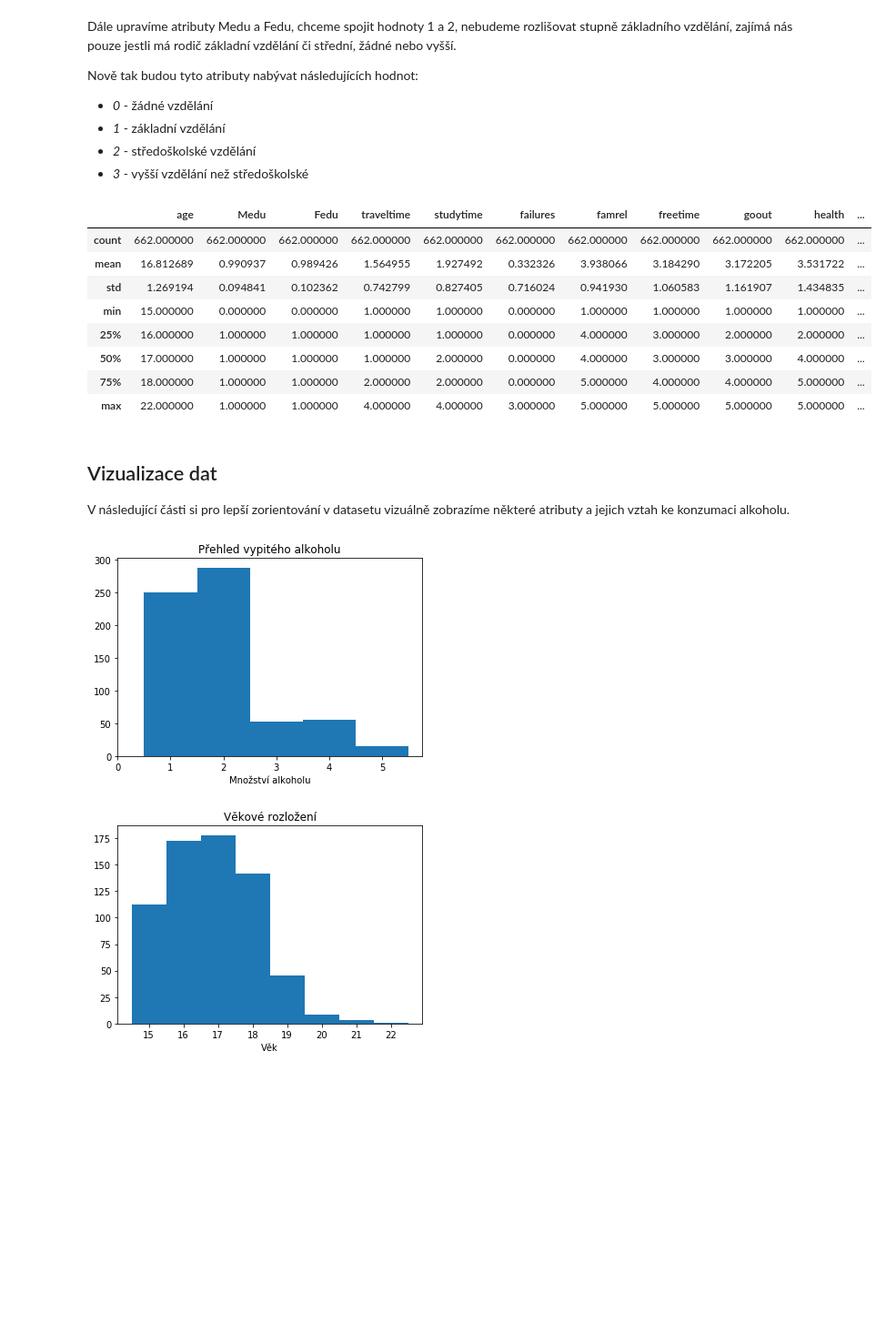
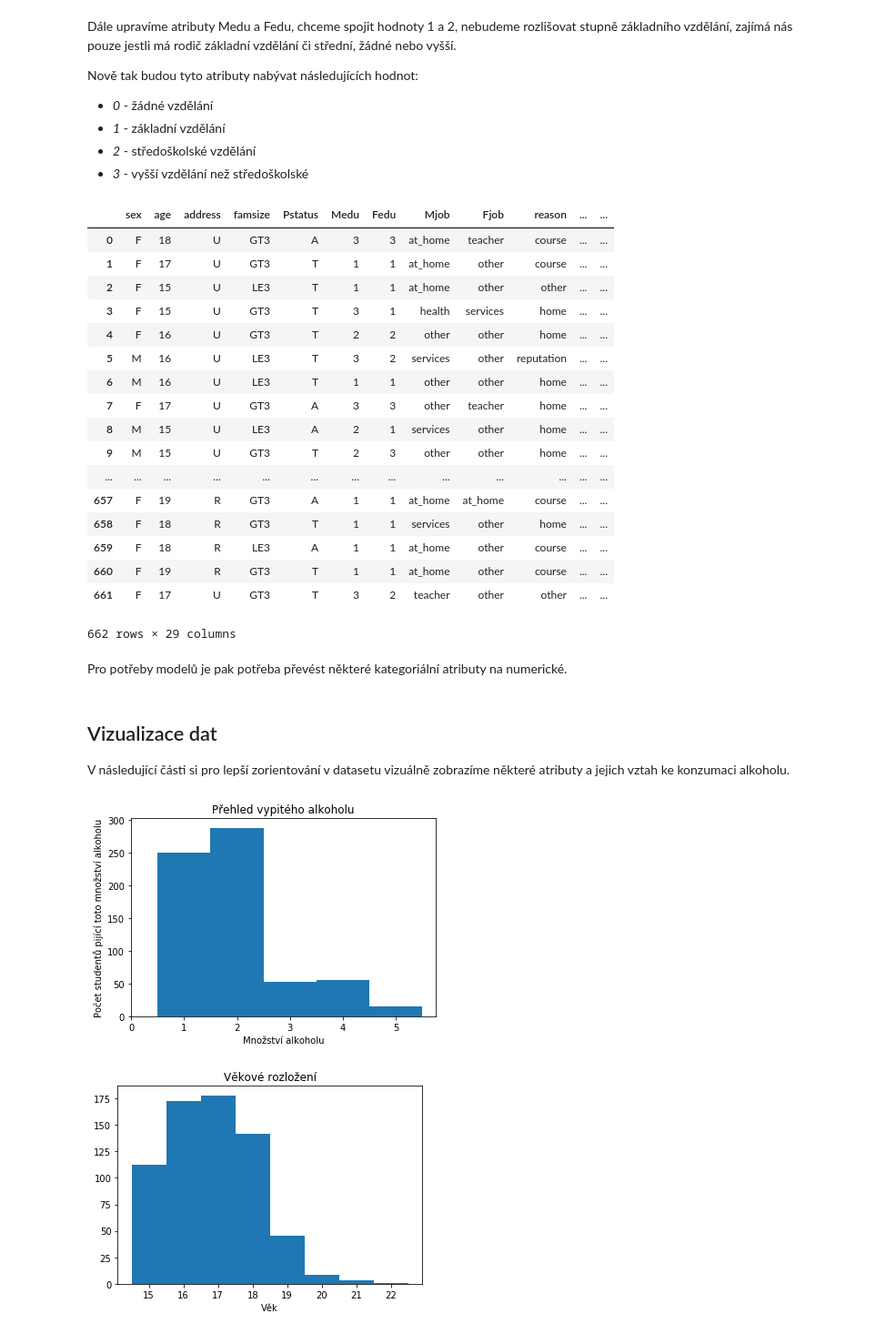
Before and after one commit to skaryys/python_semestralka, a Jupyter notebook: student_alcohol_consumption.ipynb, the cells around one changed output. Shown at 91% size. Drawn from its saved outputs; the diff is of its cells as text; code cells hidden in the pictures; blank space fills up the shorter version.

Commit message:
První model - základ

```diff
--- a/student_alcohol_consumption.ipynb
+++ b/student_alcohol_consumption.ipynb
@@ -122,14 +122,25 @@ Nově tak budou tyto atributy nabývat následujících hodnot:
 # %%
 df["Medu"] = df["Medu"].apply(lambda x: (x if x<2 else x-1))
 df["Fedu"] = df["Fedu"].apply(lambda x: (x if x<2 else x-1))
-df.describe()
+df
 # %% [output]
-|  | age | Medu | Fedu | traveltime | studytime | failures | famrel | freetime | goout | health | ... |
-| count | 662.000000 | 662.000000 | 662.000000 | 662.000000 | 662.000000 | 662.000000 | 662.000000 | 662.000000 | 662.000000 | 662.000000 | ... |
-| mean | 16.812689 | 0.990937 | 0.989426 | 1.564955 | 1.927492 | 0.332326 | 3.938066 | 3.184290 | 3.172205 | 3.531722 | ... |
-| std | 1.269194 | 0.094841 | 0.102362 | 0.742799 | 0.827405 | 0.716024 | 0.941930 | 1.060583 | 1.161907 | 1.434835 | ... |
-| min | 15.000000 | 0.000000 | 0.000000 | 1.000000 | 1.000000 | 0.000000 | 1.000000 | 1.000000 | 1.000000 | 1.000000 | ... |
-| 25% | 16.000000 | 1.000000 | 1.000000 | 1.000000 | 1.000000 | 0.000000 | 4.000000 | 3.000000 | 2.000000 | 2.000000 | ... |
-| 50% | 17.000000 | 1.000000 | 1.000000 | 1.000000 | 2.000000 | 0.000000 | 4.000000 | 3.000000 | 3.000000 | 4.000000 | ... |
-| 75% | 18.000000 | 1.000000 | 1.000000 | 2.000000 | 2.000000 | 0.000000 | 5.000000 | 4.000000 | 4.000000 | 5.000000 | ... |
-| max | 22.000000 | 1.000000 | 1.000000 | 4.000000 | 4.000000 | 3.000000 | 5.000000 | 5.000000 | 5.000000 | 5.000000 | ... |
+|  | sex | age | address | famsize | Pstatus | Medu | Fedu | Mjob | Fjob | reason | ... | ... |
+| 0 | F | 18 | U | GT3 | A | 3 | 3 | at_home | teacher | course | ... | ... |
+| 1 | F | 17 | U | GT3 | T | 1 | 1 | at_home | other | course | ... | ... |
+| 2 | F | 15 | U | LE3 | T | 1 | 1 | at_home | other | other | ... | ... |
+| 3 | F | 15 | U | GT3 | T | 3 | 1 | health | services | home | ... | ... |
+| 4 | F | 16 | U | GT3 | T | 2 | 2 | other | other | home | ... | ... |
+| 5 | M | 16 | U | LE3 | T | 3 | 2 | services | other | reputation | ... | ... |
+| 6 | M | 16 | U | LE3 | T | 1 | 1 | other | other | home | ... | ... |
+| 7 | F | 17 | U | GT3 | A | 3 | 3 | other | teacher | home | ... | ... |
+| 8 | M | 15 | U | LE3 | A | 2 | 1 | services | other | home | ... | ... |
+| 9 | M | 15 | U | GT3 | T | 2 | 3 | other | other | home | ... | ... |
+| ... | ... | ... | ... | ... | ... | ... | ... | ... | ... | ... | ... | ... |
+| 657 | F | 19 | R | GT3 | A | 1 | 1 | at_home | at_home | course | ... | ... |
+| 658 | F | 18 | R | GT3 | T | 1 | 1 | services | other | home | ... | ... |
+| 659 | F | 18 | R | LE3 | A | 1 | 1 | at_home | other | course | ... | ... |
+| 660 | F | 19 | R | GT3 | T | 1 | 1 | at_home | other | course | ... | ... |
+| 661 | F | 17 | U | GT3 | T | 3 | 2 | teacher | other | other | ... | ... |
+662 rows × 29 columns
+# %% [markdown]
+Pro potřeby modelů je pak potřeba převést některé kategoriální atributy na numerické.
@@ -146,11 +174,12 @@ import numpy as np
 bins = np.arange(0.5,6,1)
 plt.hist(df['Alc'],bins=bins)
 plt.xlabel('Množství alkoholu')
+plt.ylabel("Počet studentů pijící toto množství alkoholu")
 plt.title('Přehled vypitého alkoholu')
 plt.xticks(range(6))
 plt.show()
 # %% [output]
-[figure, old version]
+[figure, new version]
 # %%
 bins = np.arange(14.5,23,1)
 plt.hist(df['age'],bins=bins)
```
Also changed, not shown: parts of 6 cells of this notebook.
